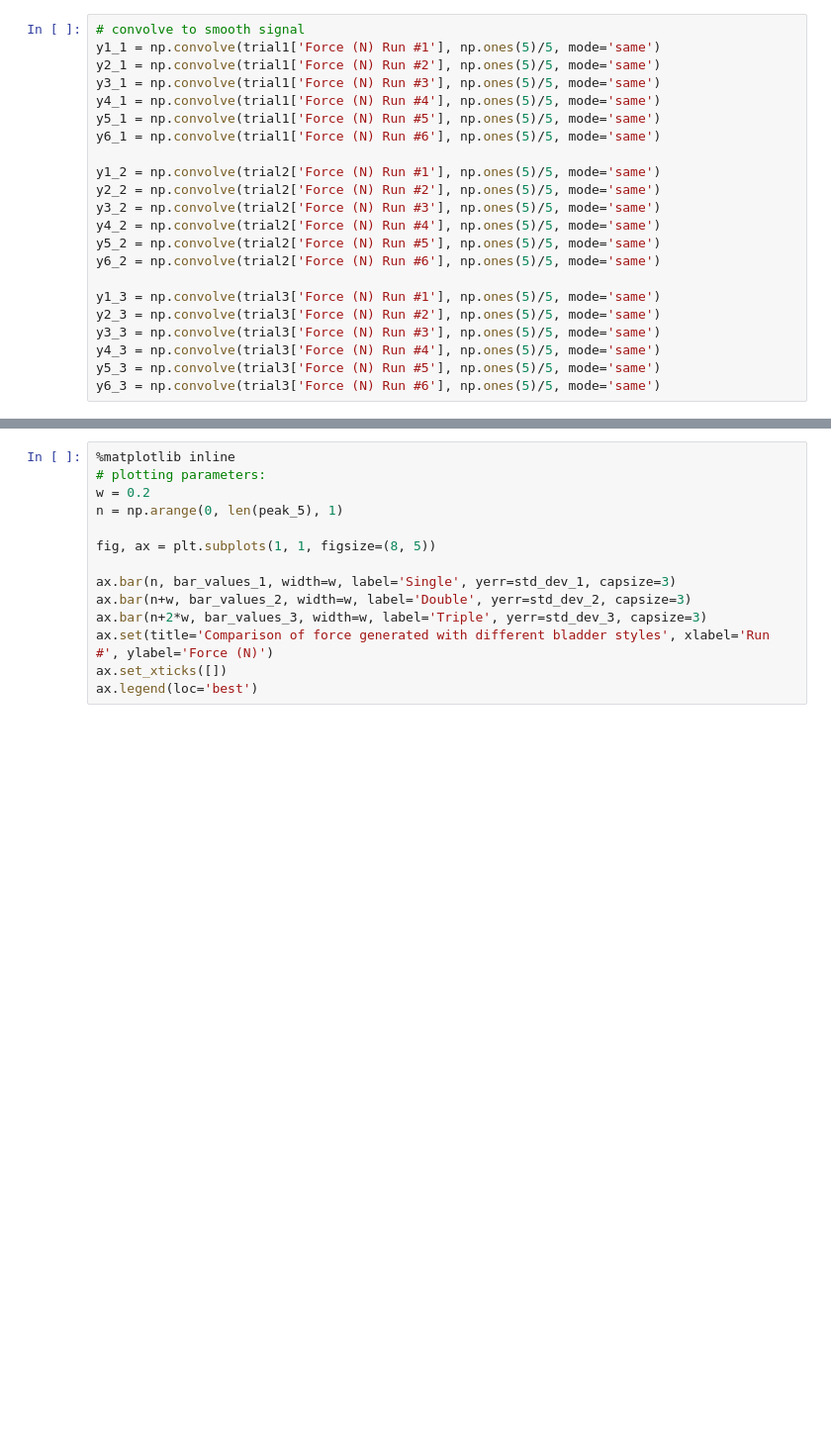
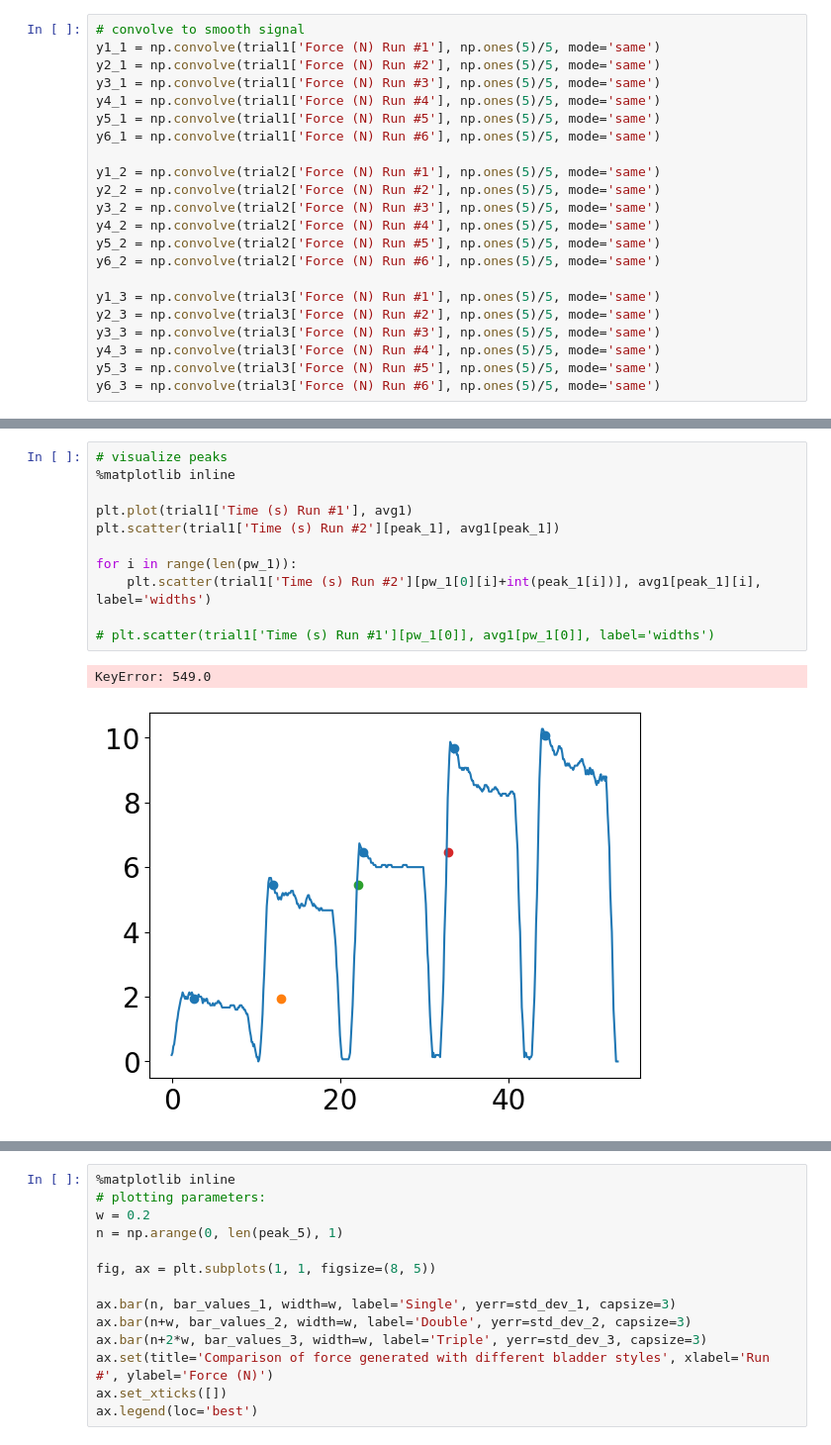
Before and after one commit to kateharvey/capstone, a Jupyter notebook: force-data/force-analysis-march13.ipynb, the cells around one changed output, grey strips where cells are left out. Shown at 99% size. Cells and saved outputs as stored; diff of their text form; blank space fills up the shorter version.

```diff
--- a/force-data/force-analysis-march13.ipynb
+++ b/force-data/force-analysis-march13.ipynb
@@ -137,5 +148,19 @@ print(pw_6[0])
 [81. 91. 91. 93. 93.]
 [81. 90. 92. 93. 94.]
+# %%
+# visualize peaks
+%matplotlib inline
+
+plt.plot(trial1['Time (s) Run #1'], avg1)
+plt.scatter(trial1['Time (s) Run #2'][peak_1], avg1[peak_1])
+
+for i in range(len(pw_1)):
+    plt.scatter(trial1['Time (s) Run #2'][pw_1[0][i]+int(peak_1[i])], avg1[peak_1][i], label='widths')
+
+# plt.scatter(trial1['Time (s) Run #1'][pw_1[0]], avg1[pw_1[0]], label='widths')
+# %% [output]
+KeyError: 549.0
+[figure, added]
 # %%
 # get average value over each peak:
 bar_values_1 = np.zeros(len(peak_1))
```
Also changed, not shown: parts of 19 cells of this notebook, 6 other files.
